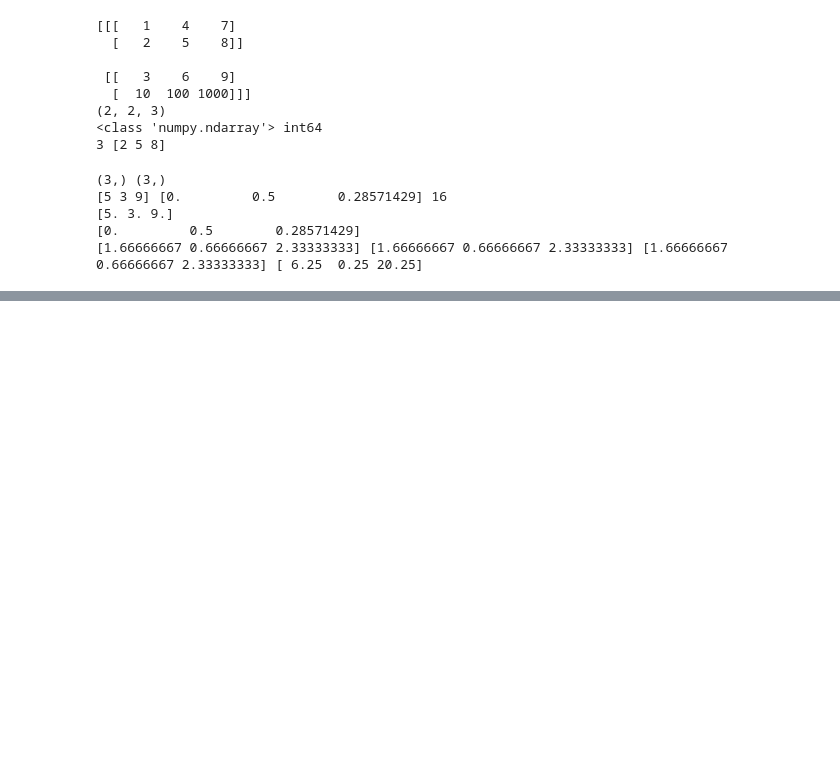
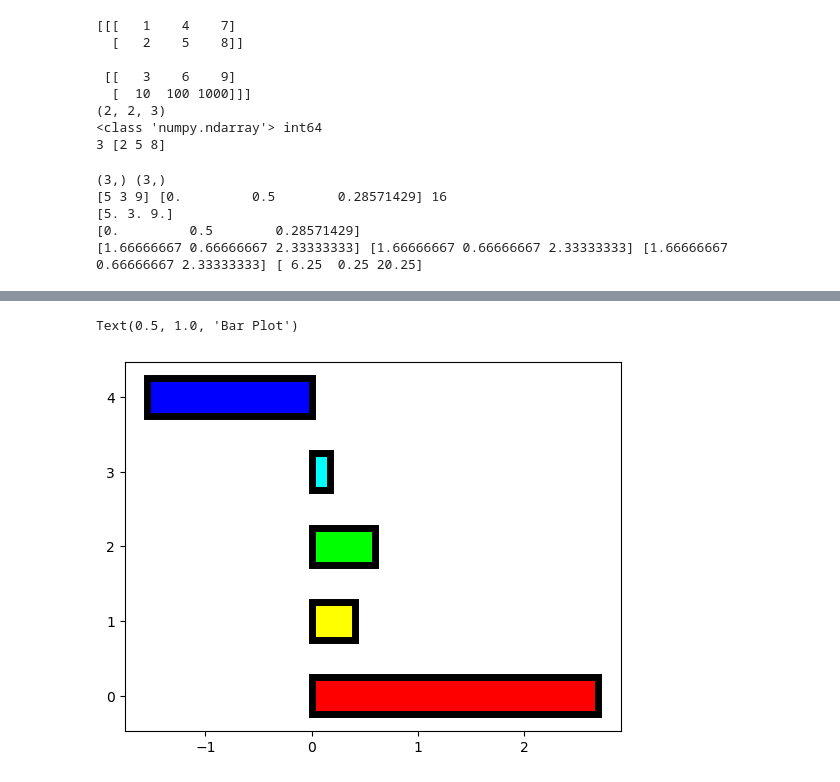
Before and after one commit to BobBaoo/Statistical-Methods-on-Complex-Data-with-R-and-Python, a Jupyter notebook: chp13_R_Python/Python_basic.ipynb, the cells around one changed output, grey strips where cells are left out. Cells and saved outputs as stored; diff of their text form; code cells hidden in the pictures; blank space fills up the shorter version.

```diff
--- a/chp13_R_Python/Python_basic.ipynb
+++ b/chp13_R_Python/Python_basic.ipynb
@@ -272,0 +405,11 @@ print(v/3, v/3., v/float(3), (v - 2.5) ** 2)
+# %%
+y = np.random.randn(5)
+x = np.arange(5)
+ax = fig.add_subplot(2, 3, 5)
+colors = ['#FF0000', '#FFFF00', '#00FF00', '#00FFFF', '#0000FF']
+plt.barh(x, y, height = 0.5, color = colors,
+         edgecolor = '#000000', linewidth = 5)
+ax.set_title('Bar Plot')
+# %% [output]
+Text(0.5, 1.0, 'Bar Plot')
+[figure, added]
```
Also changed, not shown: parts of 17 cells of this notebook, 1 other file.
